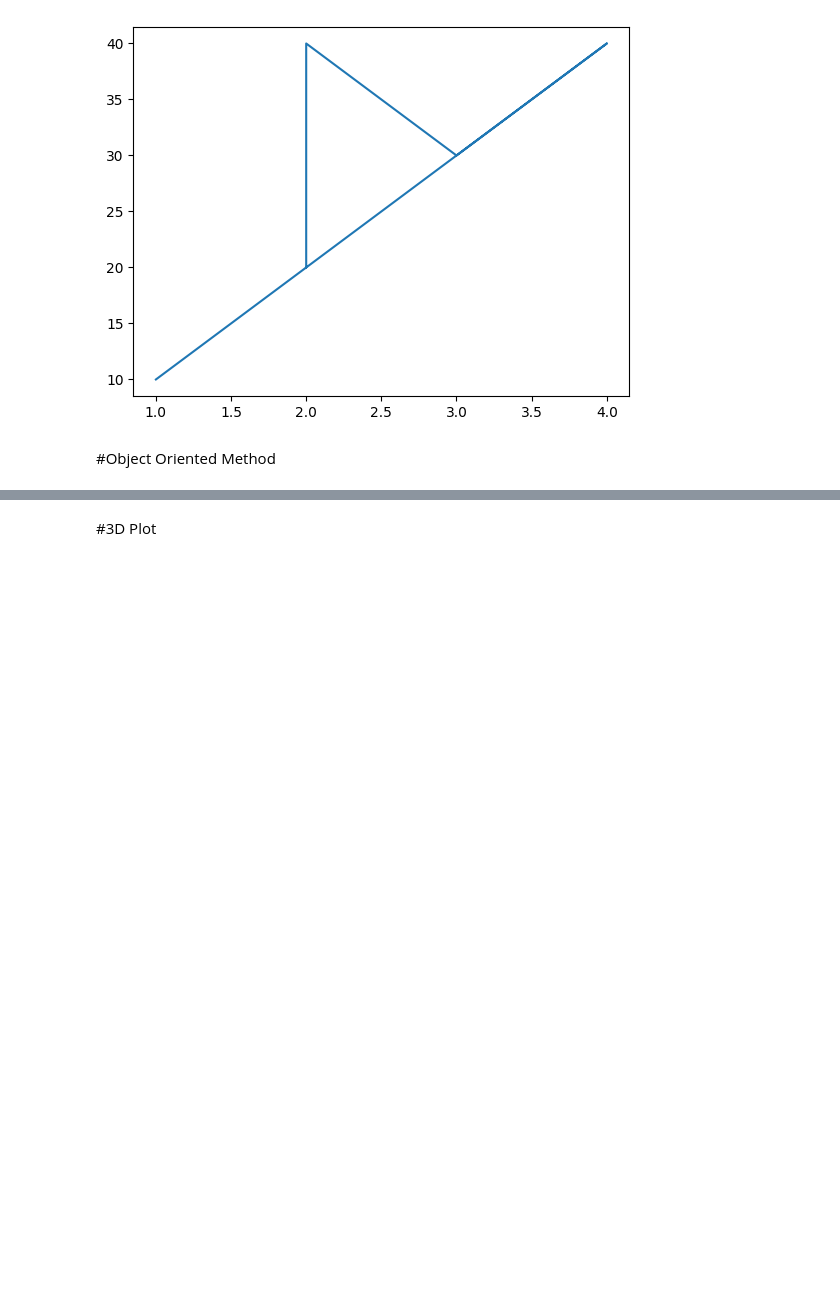
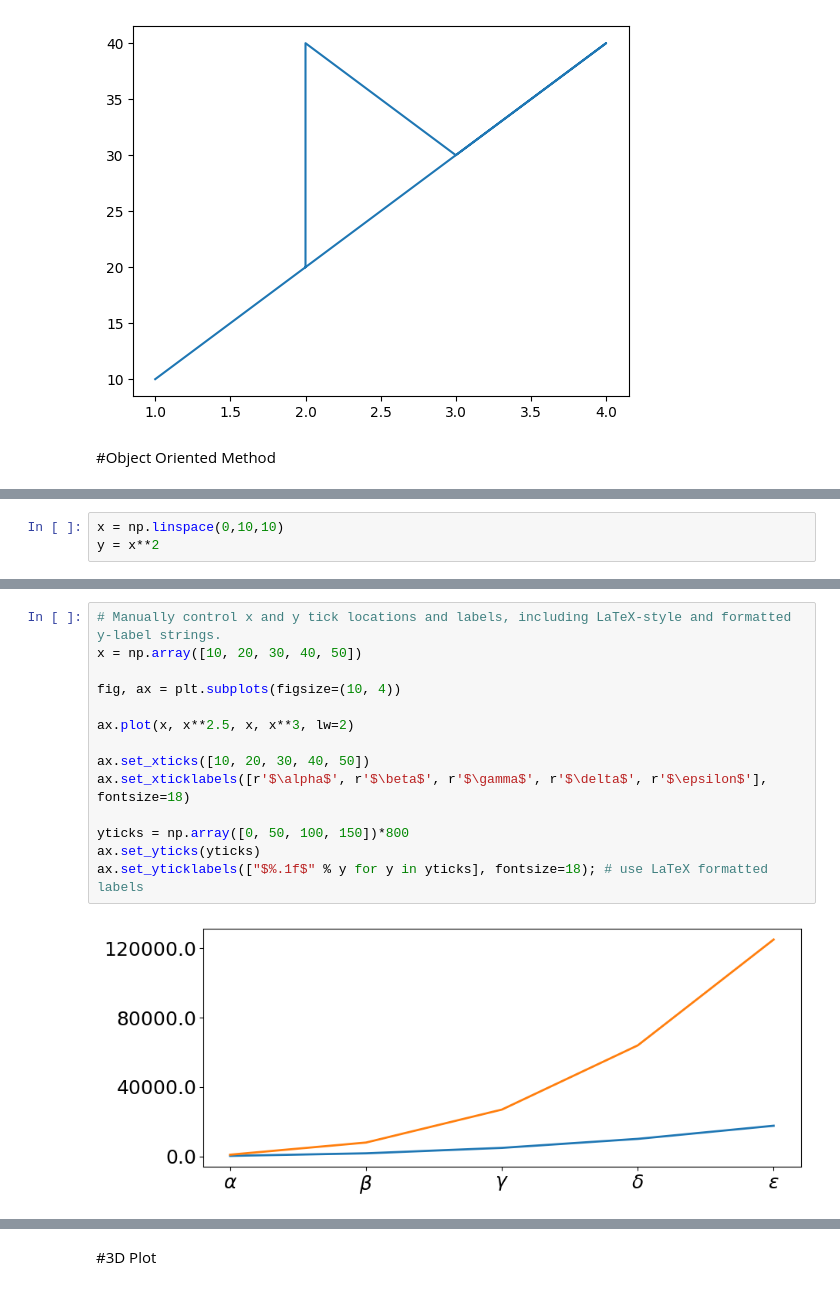
Before and after one commit to ErfanS99/python_course_SRBIAU, a Jupyter notebook: ex_4.ipynb, the cells around one changed output, grey strips where cells are left out. Drawn from its saved outputs; the diff is of its cells as text; blank space fills up the shorter version.

```diff
--- a/ex_4.ipynb
+++ b/ex_4.ipynb
@@ -406,0 +207,3 @@ fig.tight_layout()
+# %%
+x = np.linspace(0,10,10)
+y = x**2
@@ -406,0 +363,16 @@ fig.tight_layout()
+# %%
+# Manually control x and y tick locations and labels, including LaTeX-style and formatted y-label strings.
+x = np.array([10, 20, 30, 40, 50])
+
+fig, ax = plt.subplots(figsize=(10, 4))
+
+ax.plot(x, x**2.5, x, x**3, lw=2)
+
+ax.set_xticks([10, 20, 30, 40, 50])
+ax.set_xticklabels([r'$\alpha$', r'$\beta$', r'$\gamma$', r'$\delta$', r'$\epsilon$'], fontsize=18)
+
+yticks = np.array([0, 50, 100, 150])*800
+ax.set_yticks(yticks)
+ax.set_yticklabels(["$%.1f$" % y for y in yticks], fontsize=18); # use LaTeX formatted labels
+# %% [output]
+[figure, added]
```
Also changed, not shown: parts of 88 cells of this notebook.
